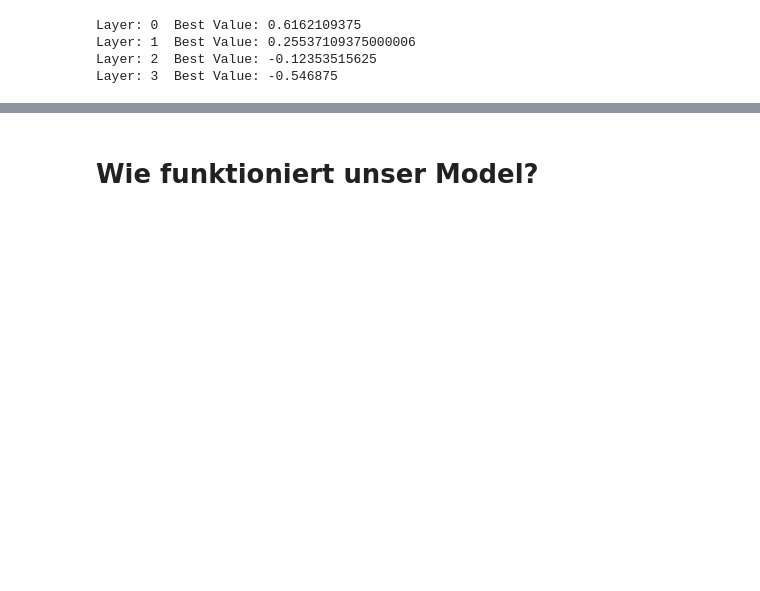
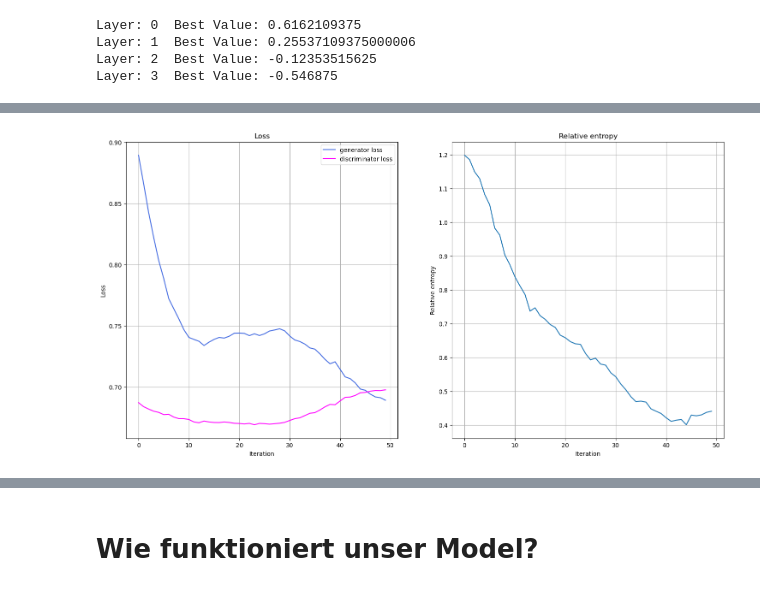
Before and after one commit to jannikobenhoff/quantum_machine_learning, a Jupyter notebook: Presentation.ipynb, the cells around one changed output, grey strips where cells are left out. Cells and saved outputs as stored; diff of their text form; code cells hidden in the pictures; blank space fills up the shorter version.

```diff
--- a/Presentation.ipynb
+++ b/Presentation.ipynb
@@ -1020,0 +1127,3 @@ Layer: 3  Best Value: -0.546875
+# %%
+generator = create_generator()
+discriminator = Discriminator(num_dim)
@@ -1020,0 +1138,6 @@ Layer: 3  Best Value: -0.546875
+# %%
+def adversarial_loss(input, target, w):
+    bce_loss = target * torch.log(input) + (1 - target) * torch.log(1 - input)
+    weighted_loss = w * bce_loss
+    total_loss = -torch.sum(weighted_loss)
+    return total_loss
@@ -1020,0 +1146,11 @@ Layer: 3  Best Value: -0.546875
+# %%
+from torch.optim import Adam
+
+lr = 0.01  # learning rate
+b1 = 0.7  # first momentum parameter
+b2 = 0.999  # second momentum parameter
+
+generator_optimizer = Adam(generator.parameters(), lr=lr, betas=(b1, b2), weight_decay=0.005)
+discriminator_optimizer = Adam(
+    discriminator.parameters(), lr=lr, betas=(b1, b2), weight_decay=0.005
+)
@@ -1020,0 +1190,60 @@ Layer: 3  Best Value: -0.546875
+# %%
+import time
+from scipy.stats import multivariate_normal, entropy
+
+n_epochs = 50
+
+num_qnn_outputs = num_discrete_values**num_dim
+
+generator_loss_values = []
+discriminator_loss_values = []
+entropy_values = []
+
+start = time.time()
+for epoch in range(n_epochs):
+
+    valid = torch.ones(num_qnn_outputs, 1, dtype=torch.float)
+    fake = torch.zeros(num_qnn_outputs, 1, dtype=torch.float)
+
+    # Configure input
+    real_dist = torch.tensor(prob_data, dtype=torch.float).reshape(-1, 1)
+
+    # Configure samples
+    samples = torch.tensor(grid_elements, dtype=torch.float)
+    disc_value = discriminator(samples)
+
+    # Generate data
+    gen_dist = generator(torch.tensor([])).reshape(-1, 1)
+
+    # Train generator
+    generator_optimizer.zero_grad()
+    generator_loss = adversarial_loss(disc_value, valid, gen_dist)
+
+    # store for plotting
+    generator_loss_values.append(generator_loss.detach().item())
+
+    generator_loss.backward(retain_graph=True)
+    generator_optimizer.step()
+
+    # Train Discriminator
+    discriminator_optimizer.zero_grad()
+
+    real_loss = adversarial_loss(disc_value, valid, real_dist)
+    fake_loss = adversarial_loss(disc_value, fake, gen_dist.detach())
+    discriminator_loss = (real_loss + fake_loss) / 2
+
+    # Store for plotting
+    discriminator_loss_values.append(discriminator_loss.detach().item())
+
+    discriminator_loss.backward()
+    discriminator_optimizer.step()
+
+    entropy_value = entropy(gen_dist.detach().squeeze().numpy(), prob_data)
+    entropy_values.append(entropy_value)
+
+    plot_training_progress()
+
+elapsed = time.time() - start
+print(f"Fit in {elapsed:0.2f} sec")
+# %% [output]
+[figure, added]
```
Also changed, not shown: parts of 36 cells of this notebook.
